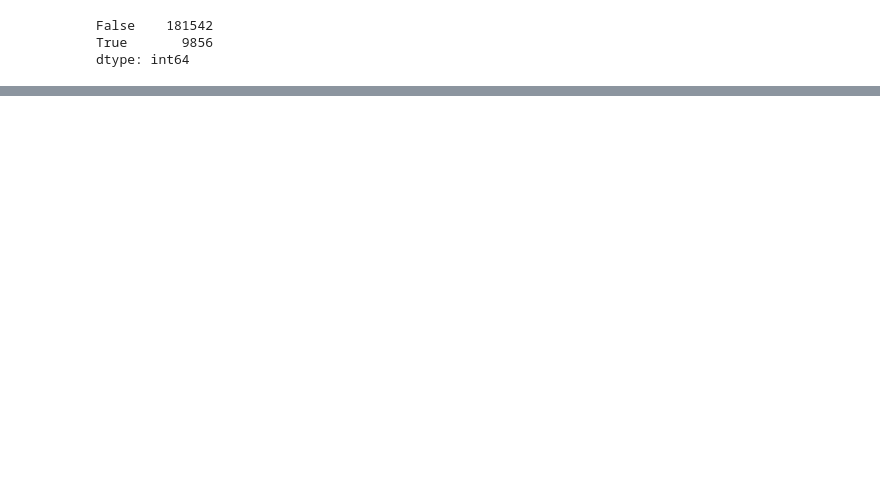
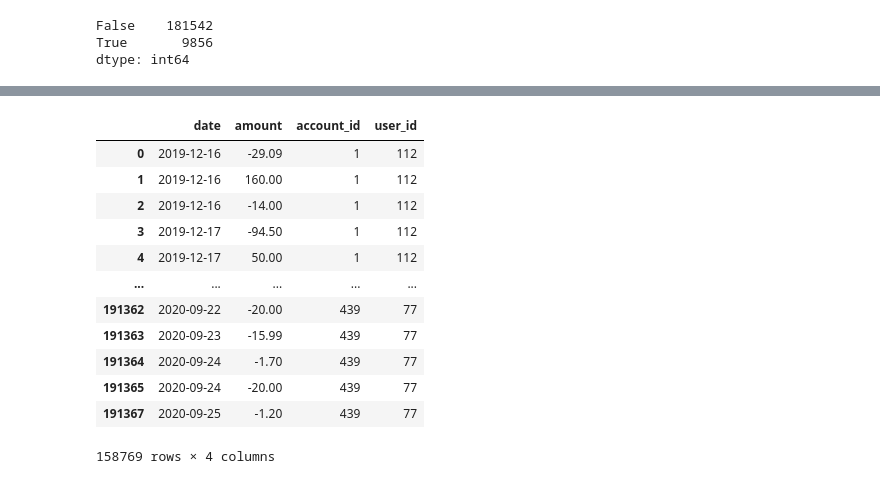
Before and after one commit to karynagogunska/mansa_test, a Jupyter notebook: datascience/notebooks/Data exploration and preparation.ipynb, the cells around one changed output, grey strips where cells are left out. Saved outputs shown, nothing was run; the diff lists cells and outputs as text; code cells hidden in the pictures; blank space fills up the shorter version.

```diff
--- a/datascience/notebooks/Data exploration and preparation.ipynb
+++ b/datascience/notebooks/Data exploration and preparation.ipynb
@@ -383,0 +389,34 @@ merged_df.describe()
+# %%
+# Build a function to check which accounts have more than 180 days of history
+# Got to group transactions by user and calculate activity period
+# You can assume that any account passed to your service will have at least 6 months of history.
+def more_180_days(df):
+
+    column_names = ['date', 'amount', 'account_id', 'user_id']
+    transactions_180  = pd.DataFrame(columns = column_names)
+    #n_accounts = merged_df.account_id.nunique()
+    account_numbers = df.account_id.unique()
+
+    for i,j in enumerate(account_numbers):
+        start_date = df[df.account_id==j].date.iloc[0]
+        last_date = df[df.account_id==j].date.iloc[-1]
+        account_age = pd.Timedelta(last_date - start_date).days
+        if int(account_age) >= 180:
+            transactions_180 = transactions_180.append(df[df.account_id==j])
+    return transactions_180
+# %%
+more_180_days(merged_df)
+# %% [output]
+|  | date | amount | account_id | user_id |
+| 0 | 2019-12-16 | -29.09 | 1 | 112 |
+| 1 | 2019-12-16 | 160.00 | 1 | 112 |
+| 2 | 2019-12-16 | -14.00 | 1 | 112 |
+| 3 | 2019-12-17 | -94.50 | 1 | 112 |
+| 4 | 2019-12-17 | 50.00 | 1 | 112 |
+| ... | ... | ... | ... | ... |
+| 191362 | 2020-09-22 | -20.00 | 439 | 77 |
+| 191363 | 2020-09-23 | -15.99 | 439 | 77 |
+| 191364 | 2020-09-24 | -1.70 | 439 | 77 |
+| 191365 | 2020-09-24 | -20.00 | 439 | 77 |
+| 191367 | 2020-09-25 | -1.20 | 439 | 77 |
+158769 rows × 4 columns
```
Also changed, not shown: parts of 31 cells of this notebook.
